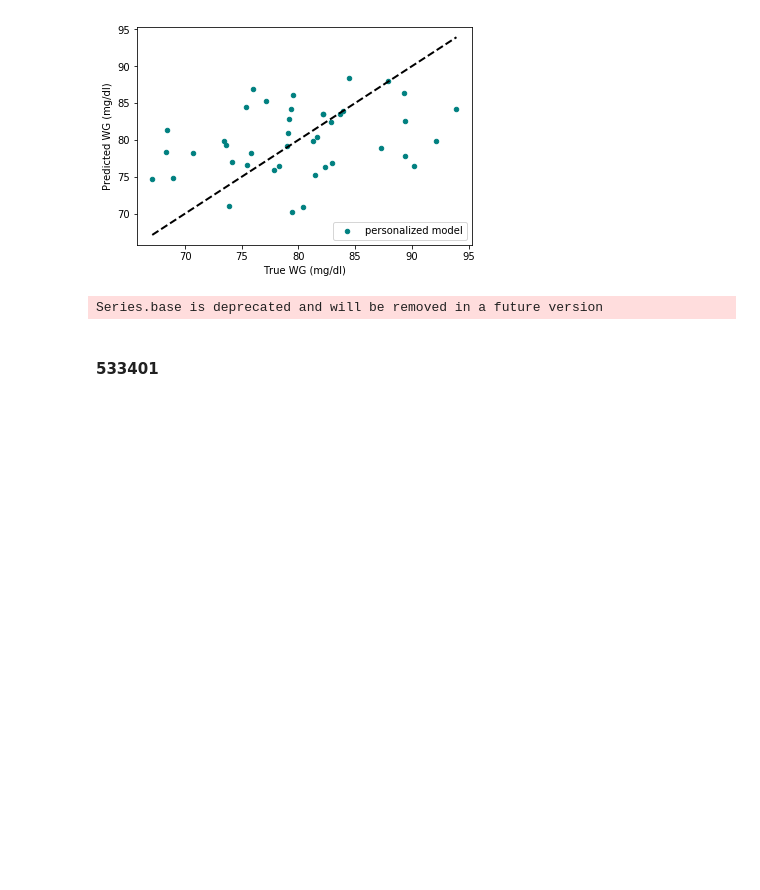
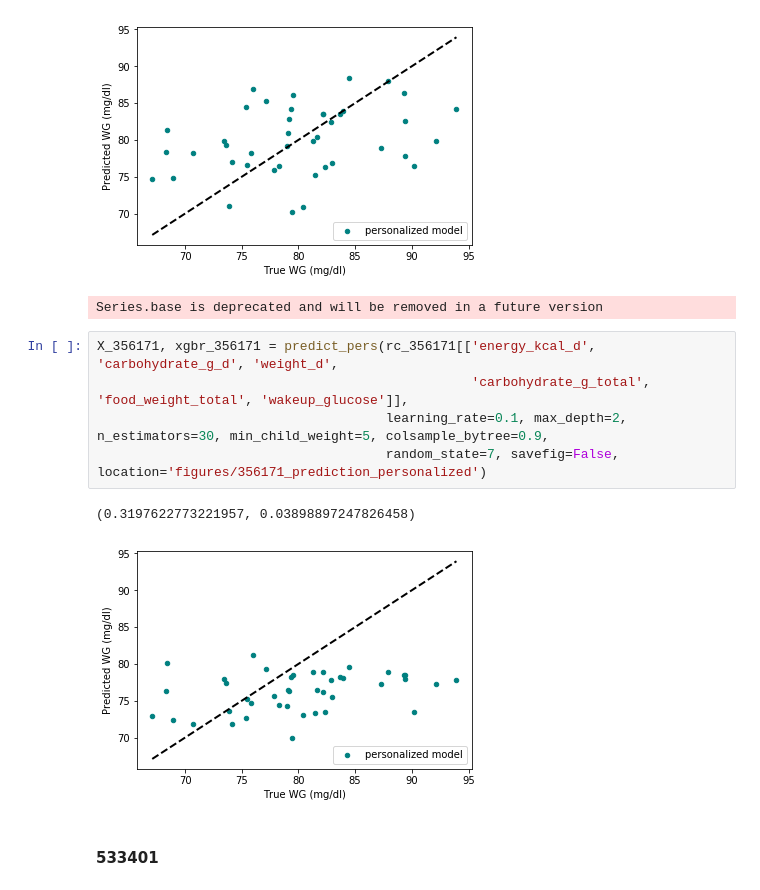
Before and after one commit to ElviraMingazova/MA_Thesis, a Jupyter notebook: Predictions from the diet and personal features.ipynb, the cells around one changed output. Saved outputs shown, nothing was run; the diff lists cells and outputs as text; blank space fills up the shorter version.

```diff
--- a/Predictions from the diet and personal features.ipynb
+++ b/Predictions from the diet and personal features.ipynb
@@ -2181,6 +2181,14 @@ X_356171, xgbr_356171 = predict_pers(rc_356171[['energy_kcal_d', 'carbohydrate_g
 (0.3153567217199112, 0.041920995172222)
 [figure]
 Series.base is deprecated and will be removed in a future version
+# %%
+X_356171, xgbr_356171 = predict_pers(rc_356171[['energy_kcal_d', 'carbohydrate_g_d', 'weight_d',
+                                                'carbohydrate_g_total', 'food_weight_total', 'wakeup_glucose']],
+                                     learning_rate=0.1, max_depth=2, n_estimators=30, min_child_weight=5, colsample_bytree=0.9,
+                                     random_state=7, savefig=False, location='figures/356171_prediction_personalized')
+# %% [output]
+(0.3197622773221957, 0.03898897247826458)
+[figure, added]
 # %% [markdown]
 #### 533401
 # %%
```
Also changed, not shown: parts of 5 cells of this notebook.
